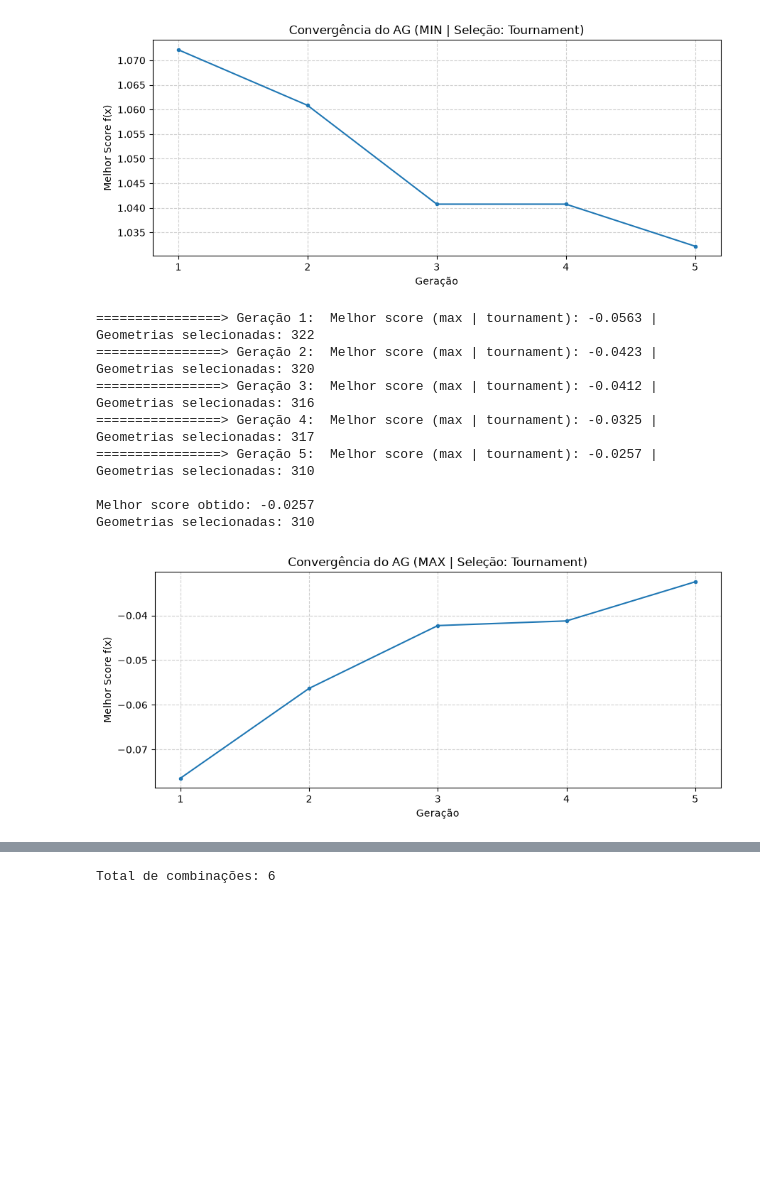
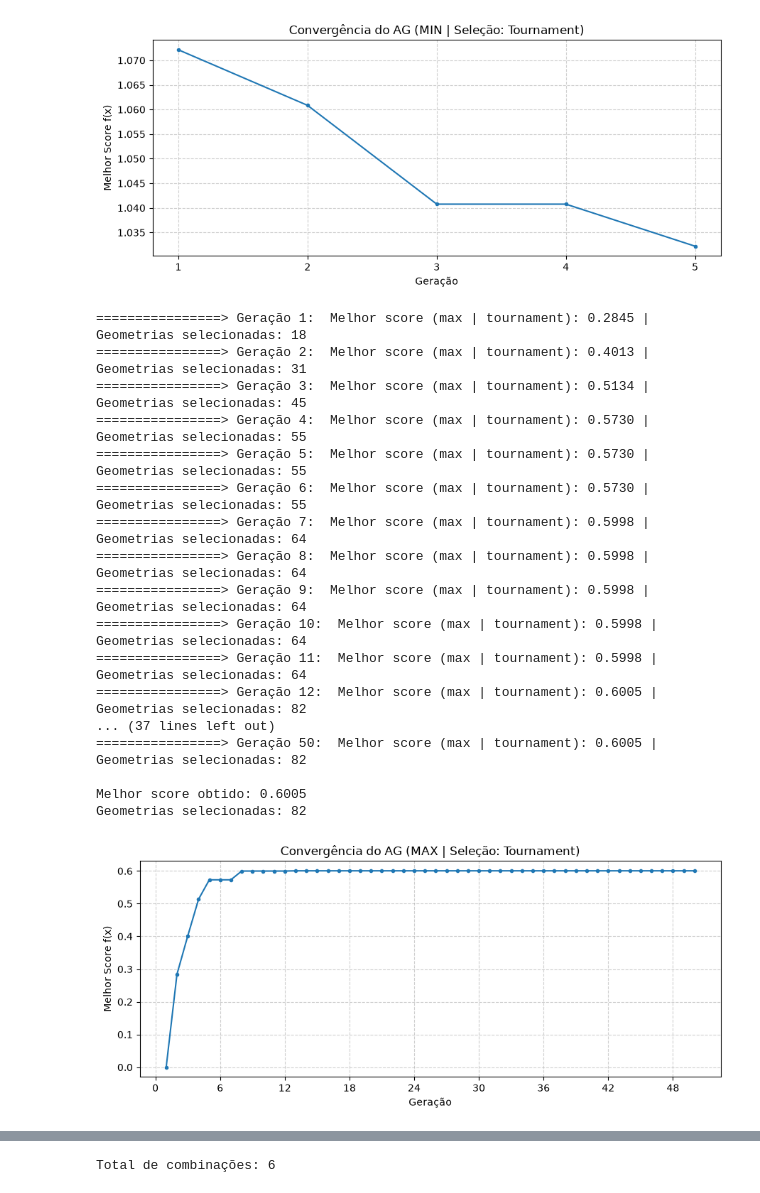
Before and after one commit to AbnerErnaniADSFatec/genetic_algorithms_mo_atv2, a Jupyter notebook: genetic_algorithm_var_tests.ipynb, the cells around one changed output, grey strips where cells are left out. Saved outputs shown, nothing was run; the diff lists cells and outputs as text; code cells hidden in the pictures; blank space fills up the shorter version.

```diff
--- a/genetic_algorithm_var_tests.ipynb
+++ b/genetic_algorithm_var_tests.ipynb
@@ -223,6 +223,7 @@ class Population:
         for _ in range(pop_size):
             # Vetor binário de tamanho N correspondente às geometrias
             x_bin = (rng.random(size=crom_size) < p_init).astype(int)
+            # x_bin = (rng.random(size=crom_size)).astype(int)
             self.individuals.append(Individual(x_bin, fob, fitness_func))
 
 
@@ -345,7 +346,7 @@ class GeoGeneticAlgorithm:
             if method == "min":
                 fitness_func = lambda score: 1.0 / (1.0 + max(score, 0))
             else:
-                fitness_func = lambda score: max(score, 0.0) + 1e-6
+                fitness_func = lambda score: max(score, 0.0)
 
         if seed is not None:
             np.random.seed(seed)
@@ -474,40 +475,52 @@ Geometrias selecionadas: 315
 # %%
 VERBOSE_EVALUATION = False
 VERBOSE_OUTPUT = True
+
+WEIGHTS = [1, 1.5, 0.5] # AC, NP e SO
+# WEIGHTS = [1, 2, 2] # AC, NP e SO
 
 ga = GeoGeneticAlgorithm()
 best_mask, best_score = ga.run(
     fob              = evaluate_passagens_max,
     n_geometries     = len(PASSAGENS_SAR),
-    pop_size         = 10,
-    n_generations    = 5,
+    pop_size         = 30,
+    n_generations    = 50,
     pm               = 0.02,
-    p_init           = 0.5,
+    p_init           = 0,
     elitism          = True,
-    seed             = 46,
+    seed             = 42,
     method           = "max",
     selection_method = "tournament", # 'roulette', 'tournament' ou 'ranking'
-    tournament_size  = 3,             # Tamanho 'k' do torneio (se selection_method='tournament')
+    tournament_size  = 5,            # Tamanho 'k' do torneio (se selection_method='tournament')
 )
 
 print(f"\nMelhor score obtido: {best_score:.4f}")
 print(f"Geometrias selecionadas: {best_mask.sum()}")
 
 # Filtrando o GeoDataFrame original com a melhor máscara encontrada
 gdf_otimizado_max = PASSAGENS_SAR.iloc[best_mask]
 
 # Plot da convergência
 ga.plot_convergence()
 # %% [output]
-================> Geração 1:  Melhor score (max | tournament): -0.0563 | Geometrias selecionadas: 322
-================> Geração 2:  Melhor score (max | tournament): -0.0423 | Geometrias selecionadas: 320
-================> Geração 3:  Melhor score (max | tournament): -0.0412 | Geometrias selecionadas: 316
-================> Geração 4:  Melhor score (max | tournament): -0.0325 | Geometrias selecionadas: 317
-================> Geração 5:  Melhor score (max | tournament): -0.0257 | Geometrias selecionadas: 310
+================> Geração 1:  Melhor score (max | tournament): 0.2845 | Geometrias selecionadas: 18
+================> Geração 2:  Melhor score (max | tournament): 0.4013 | Geometrias selecionadas: 31
+================> Geração 3:  Melhor score (max | tournament): 0.5134 | Geometrias selecionadas: 45
+================> Geração 4:  Melhor score (max | tournament): 0.5730 | Geometrias selecionadas: 55
+================> Geração 5:  Melhor score (max | tournament): 0.5730 | Geometrias selecionadas: 55
+================> Geração 6:  Melhor score (max | tournament): 0.5730 | Geometrias selecionadas: 55
+================> Geração 7:  Melhor score (max | tournament): 0.5998 | Geometrias selecionadas: 64
+================> Geração 8:  Melhor score (max | tournament): 0.5998 | Geometrias selecionadas: 64
+================> Geração 9:  Melhor score (max | tournament): 0.5998 | Geometrias selecionadas: 64
+================> Geração 10:  Melhor score (max | tournament): 0.5998 | Geometrias selecionadas: 64
+================> Geração 11:  Melhor score (max | tournament): 0.5998 | Geometrias selecionadas: 64
+================> Geração 12:  Melhor score (max | tournament): 0.6005 | Geometrias selecionadas: 82
+... (37 lines left out)
+================> Geração 50:  Melhor score (max | tournament): 0.6005 | Geometrias selecionadas: 82
 
-Melhor score obtido: -0.0257
-Geometrias selecionadas: 310
+Melhor score obtido: 0.6005
+Geometrias selecionadas: 82
-[figure, old version]
+[figure, new version]
 # %%
 # 2. Recortar o gdf_final usando a geometria da área de interesse
 gdf_recortado = gdf_otimizado_max.clip(AREAS_INTERESSE)
```
Also changed, not shown: parts of 1 cell of this notebook, 3 other files.
